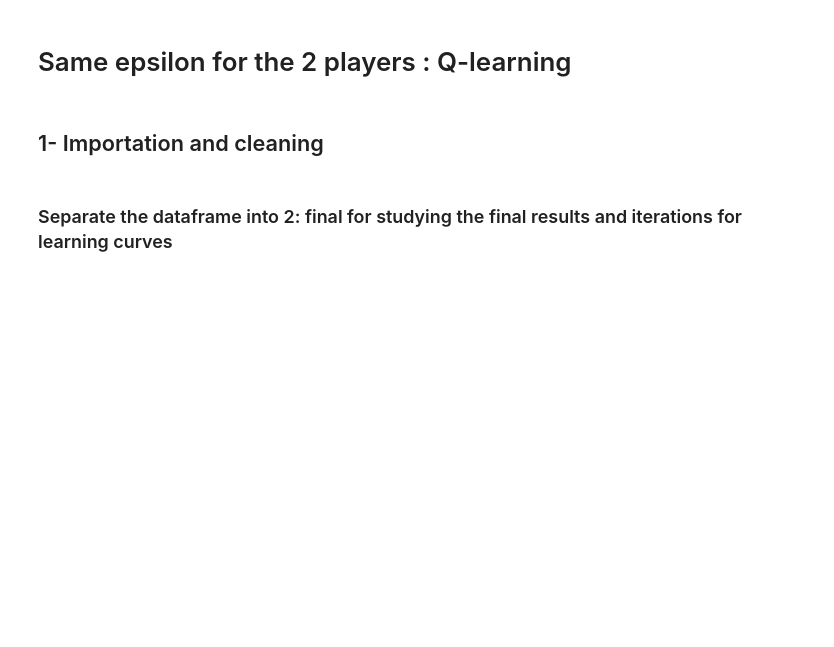
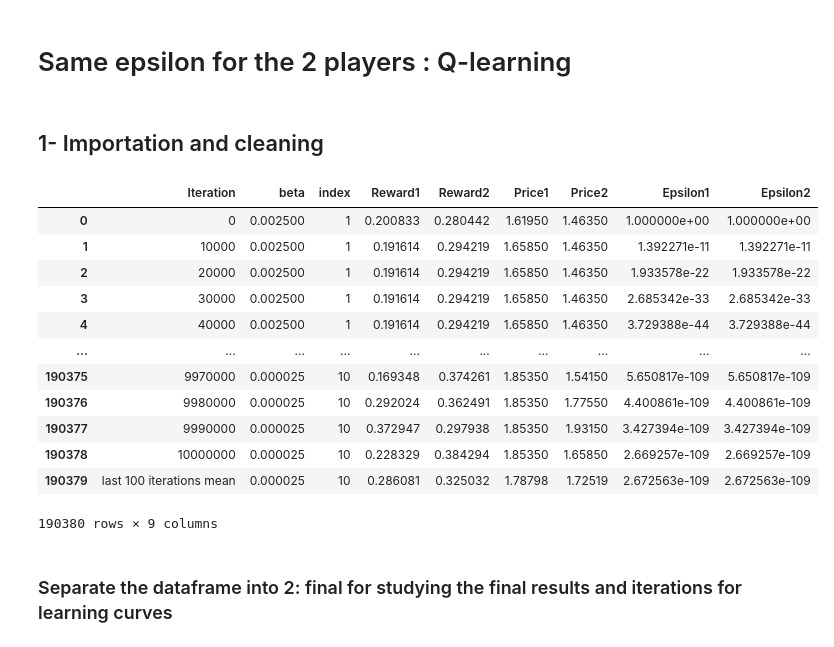
Before and after one commit to Suzie14/RLandPricing, a Jupyter notebook: notebooks/main.ipynb, the cells around one changed output. Cells and saved outputs as stored; diff of their text form; code cells hidden in the pictures; blank space fills up the shorter version.

```diff
--- a/notebooks/main.ipynb
+++ b/notebooks/main.ipynb
@@ -35,3 +35,19 @@ df = df.drop(columns=['Rewards', 'Prices', 'Epsilon', 'Unnamed: 0'])
+# %%
+df
+# %% [output]
+|  | Iteration | beta | index | Reward1 | Reward2 | Price1 | Price2 | Epsilon1 | Epsilon2 |
+| 0 | 0 | 0.002500 | 1 | 0.200833 | 0.280442 | 1.61950 | 1.46350 | 1.000000e+00 | 1.000000e+00 |
+| 1 | 10000 | 0.002500 | 1 | 0.191614 | 0.294219 | 1.65850 | 1.46350 | 1.392271e-11 | 1.392271e-11 |
+| 2 | 20000 | 0.002500 | 1 | 0.191614 | 0.294219 | 1.65850 | 1.46350 | 1.933578e-22 | 1.933578e-22 |
+| 3 | 30000 | 0.002500 | 1 | 0.191614 | 0.294219 | 1.65850 | 1.46350 | 2.685342e-33 | 2.685342e-33 |
+| 4 | 40000 | 0.002500 | 1 | 0.191614 | 0.294219 | 1.65850 | 1.46350 | 3.729388e-44 | 3.729388e-44 |
+| ... | ... | ... | ... | ... | ... | ... | ... | ... | ... |
+| 190375 | 9970000 | 0.000025 | 10 | 0.169348 | 0.374261 | 1.85350 | 1.54150 | 5.650817e-109 | 5.650817e-109 |
+| 190376 | 9980000 | 0.000025 | 10 | 0.292024 | 0.362491 | 1.85350 | 1.77550 | 4.400861e-109 | 4.400861e-109 |
+| 190377 | 9990000 | 0.000025 | 10 | 0.372947 | 0.297938 | 1.85350 | 1.93150 | 3.427394e-109 | 3.427394e-109 |
+| 190378 | 10000000 | 0.000025 | 10 | 0.228329 | 0.384294 | 1.85350 | 1.65850 | 2.669257e-109 | 2.669257e-109 |
+| 190379 | last 100 iterations mean | 0.000025 | 10 | 0.286081 | 0.325032 | 1.78798 | 1.72519 | 2.672563e-109 | 2.672563e-109 |
+190380 rows × 9 columns
 # %% [markdown]
 ### Separate the dataframe into 2: final for studying the final results and iterations for learning curves
 # %%
```
Also changed, not shown: parts of 10 cells of this notebook, 2 other files.
